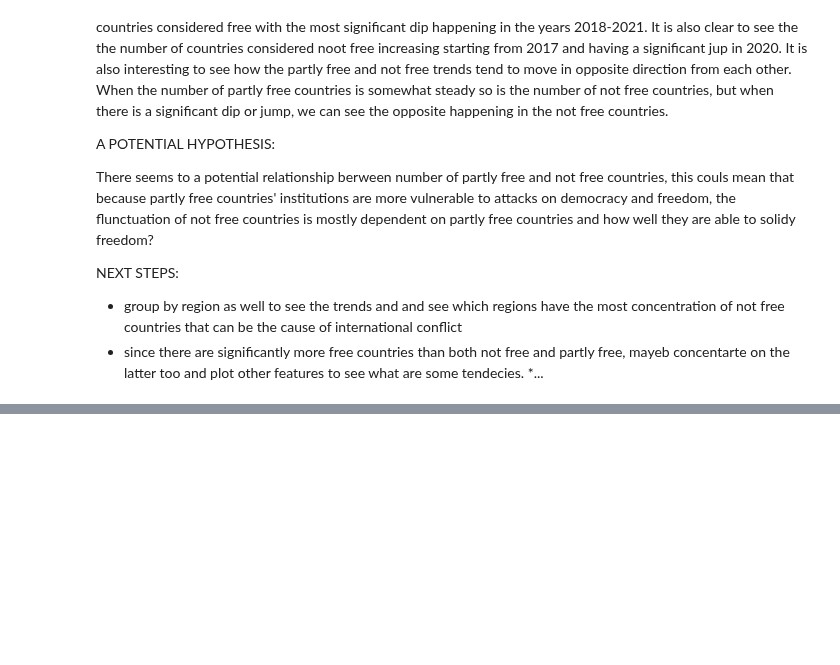
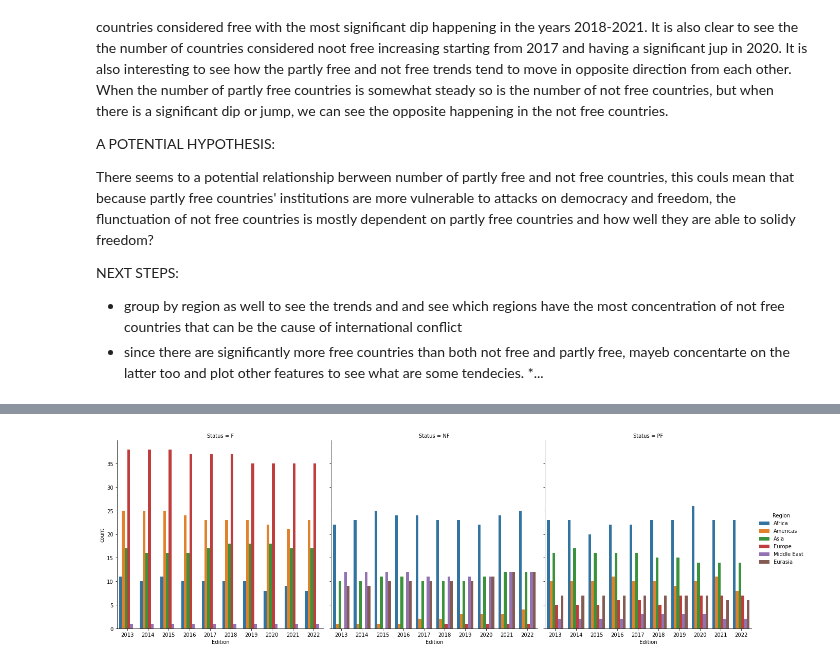
Before and after one commit to uic-cs418/cs418-spring22-eda-llc, a Jupyter notebook: allDataEDA.ipynb, the cells around one changed output, grey strips where cells are left out. Cells and saved outputs as stored; diff of their text form; code cells hidden in the pictures; blank space fills up the shorter version.

```diff
--- a/allDataEDA.ipynb
+++ b/allDataEDA.ipynb
@@ -88,0 +164,4 @@ NEXT STEPS:
+# %%
+ax= sns.catplot(x='Edition', y='count', hue='Region', col='Status', data=status_by_region, kind="bar", aspect=1, height=6)
+# %% [output]
+[figure, added]
```
Also changed, not shown: parts of 28 cells of this notebook.
